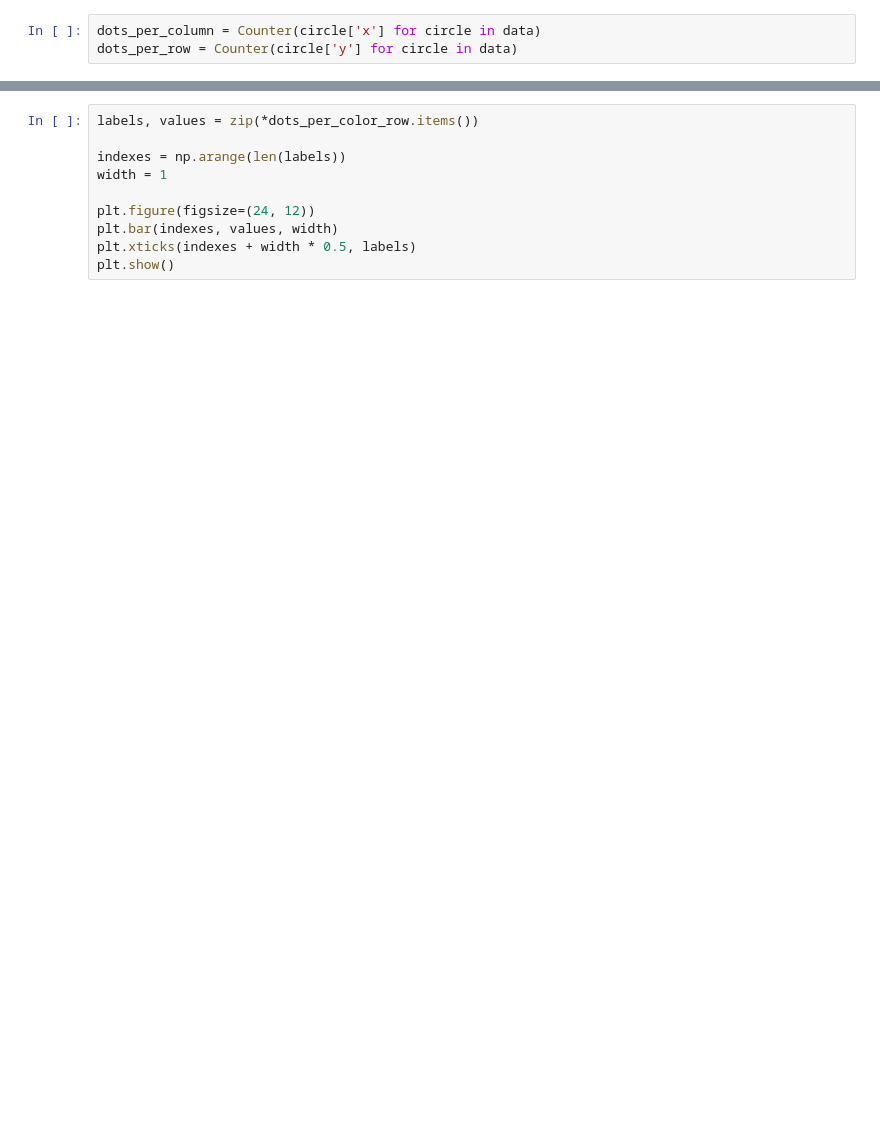
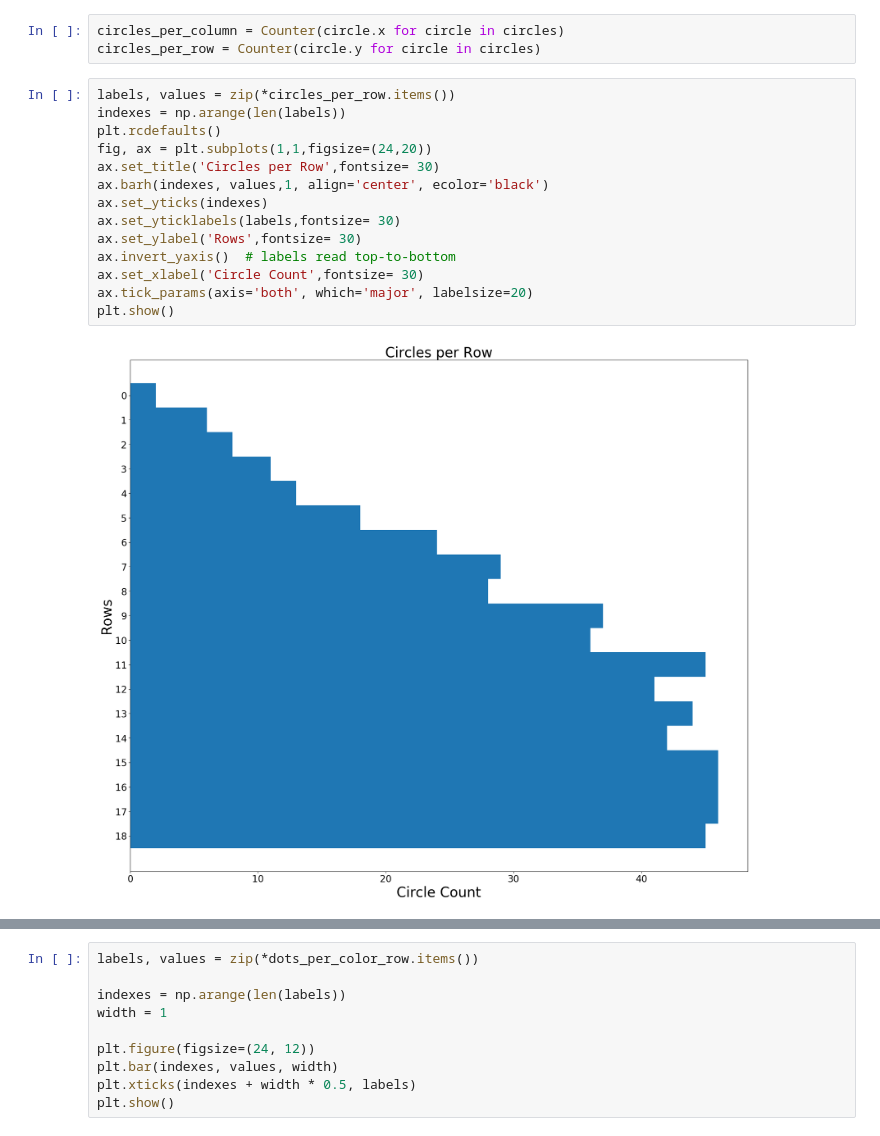
Before and after one commit to matthewsommer/experior, a Jupyter notebook: python/dotcipher/dotcipher.ipynb, the cells around one changed output, grey strips where cells are left out. Saved outputs shown, nothing was run; the diff lists cells and outputs as text; blank space fills up the shorter version.

```diff
--- a/python/dotcipher/dotcipher.ipynb
+++ b/python/dotcipher/dotcipher.ipynb
@@ -70,3 +158,19 @@ Color Counts:
 # %%
-dots_per_column = Counter(circle['x'] for circle in data)
-dots_per_row = Counter(circle['y'] for circle in data)
+circles_per_column = Counter(circle.x for circle in circles)
+circles_per_row = Counter(circle.y for circle in circles)
+# %%
+labels, values = zip(*circles_per_row.items())
+indexes = np.arange(len(labels))
+plt.rcdefaults()
+fig, ax = plt.subplots(1,1,figsize=(24,20))
+ax.set_title('Circles per Row',fontsize= 30)
+ax.barh(indexes, values,1, align='center', ecolor='black')
+ax.set_yticks(indexes)
+ax.set_yticklabels(labels,fontsize= 30)
+ax.set_ylabel('Rows',fontsize= 30)
+ax.invert_yaxis()  # labels read top-to-bottom
+ax.set_xlabel('Circle Count',fontsize= 30)
+ax.tick_params(axis='both', which='major', labelsize=20)
+plt.show()
+# %% [output]
+[figure, added]
```
Also changed, not shown: parts of 30 cells of this notebook, 5 other files.
